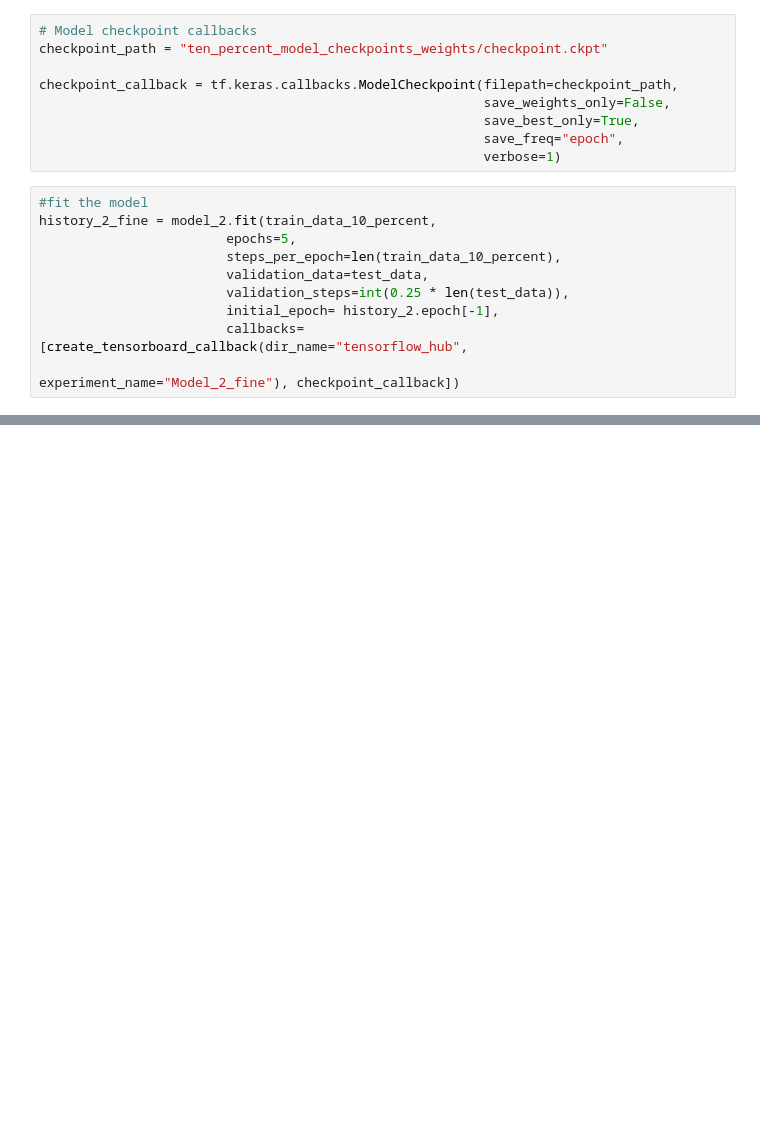
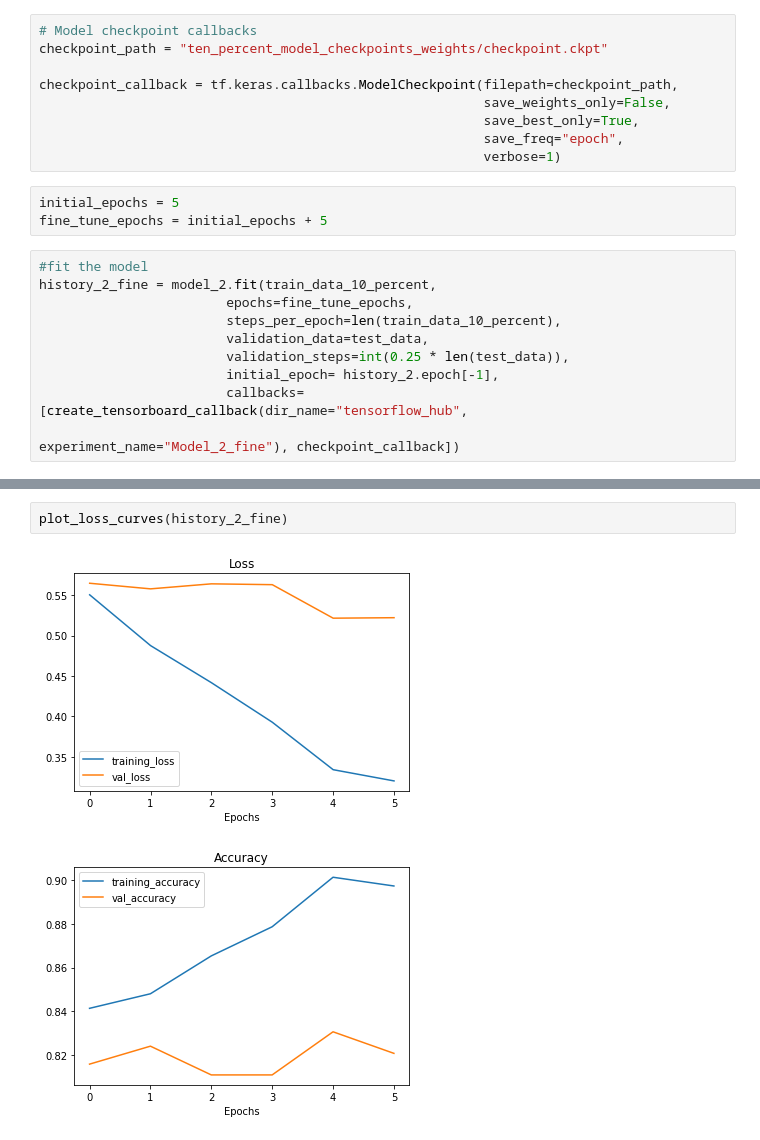
Before and after one commit to sameer203/Tensorflow_, a Jupyter notebook: 08_transfer_learning_tensorflow_fine_tuning.ipynb, the cells around one changed output, grey strips where cells are left out. Drawn from its saved outputs; the diff is of its cells as text; blank space fills up the shorter version.

Commit message:
Plot loss curves

```diff
--- a/08_transfer_learning_tensorflow_fine_tuning.ipynb
+++ b/08_transfer_learning_tensorflow_fine_tuning.ipynb
@@ -723,10 +723,13 @@ checkpoint_callback = tf.keras.callbacks.ModelCheckpoint(filepath=checkpoint_pat
                                                          save_best_only=True,
                                                          save_freq="epoch",
                                                          verbose=1)
+# %%
+initial_epochs = 5
+fine_tune_epochs = initial_epochs + 5
 # %%
 #fit the model
 history_2_fine = model_2.fit(train_data_10_percent,
-                        epochs=5,
+                        epochs=fine_tune_epochs,
                         steps_per_epoch=len(train_data_10_percent),
                         validation_data=test_data,
                         validation_steps=int(0.25 * len(test_data)),
@@ -735,0 +773,5 @@ history_2_fine = model_2.fit(train_data_10_percent,
+# %%
+plot_loss_curves(history_2_fine)
+# %% [output]
+[figure, added]
+[figure, added]
```
Also changed, not shown: parts of 4 cells of this notebook.
